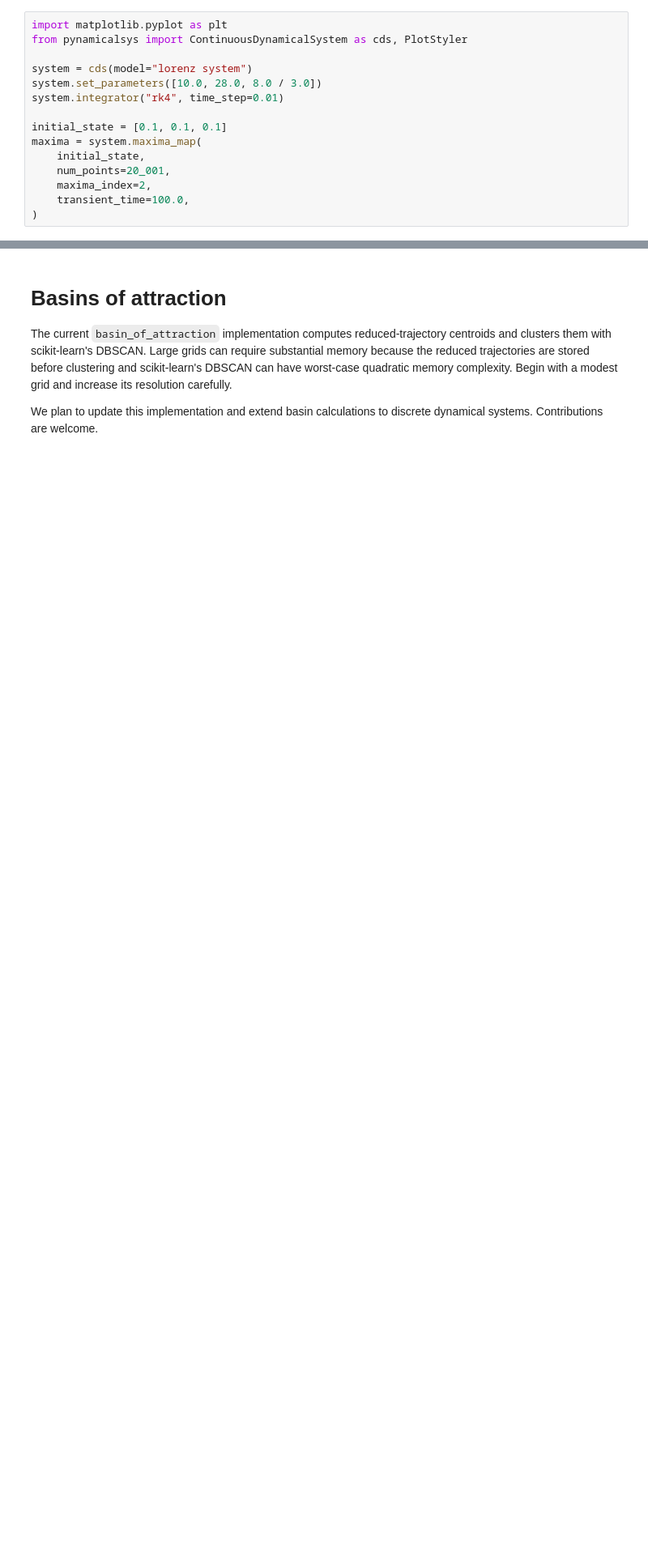
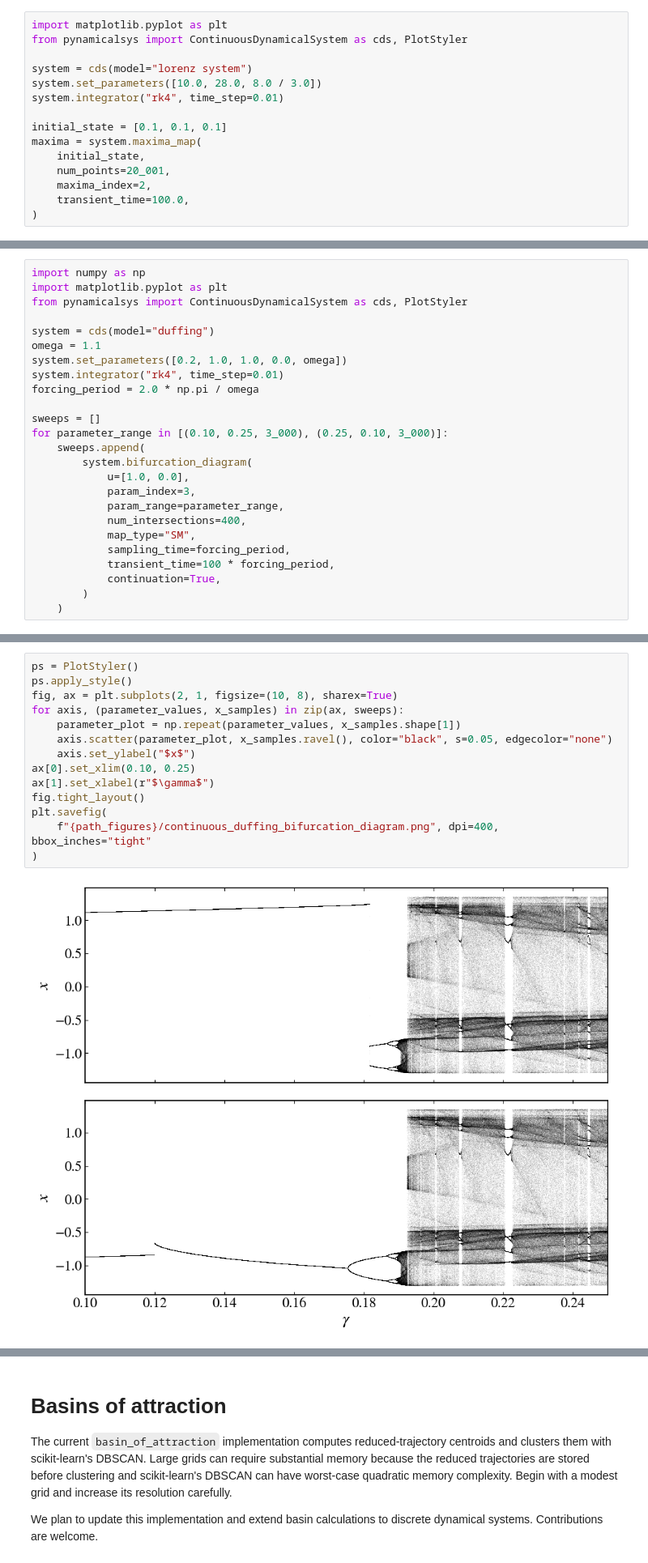
Before and after one commit to mrolims/pynamicalsys, a Jupyter notebook: docs/source/_static/continuous_dynamical_system_tutorial.ipynb, the cells around one changed output, grey strips where cells are left out. Shown at 81% size. Saved outputs shown, nothing was run; the diff lists cells and outputs as text; blank space fills up the shorter version.

```diff
--- a/docs/source/_static/continuous_dynamical_system_tutorial.ipynb
+++ b/docs/source/_static/continuous_dynamical_system_tutorial.ipynb
@@ -427,0 +498,25 @@ plt.savefig(
+# %%
+import numpy as np
+import matplotlib.pyplot as plt
+from pynamicalsys import ContinuousDynamicalSystem as cds, PlotStyler
+
+system = cds(model="duffing")
+omega = 1.1
+system.set_parameters([0.2, 1.0, 1.0, 0.0, omega])
+system.integrator("rk4", time_step=0.01)
+forcing_period = 2.0 * np.pi / omega
+
+sweeps = []
+for parameter_range in [(0.10, 0.25, 3_000), (0.25, 0.10, 3_000)]:
+    sweeps.append(
+        system.bifurcation_diagram(
+            u=[1.0, 0.0],
+            param_index=3,
+            param_range=parameter_range,
+            num_intersections=400,
+            map_type="SM",
+            sampling_time=forcing_period,
+            transient_time=100 * forcing_period,
+            continuation=True,
+        )
+    )
@@ -427,0 +525,16 @@ plt.savefig(
+# %%
+ps = PlotStyler()
+ps.apply_style()
+fig, ax = plt.subplots(2, 1, figsize=(10, 8), sharex=True)
+for axis, (parameter_values, x_samples) in zip(ax, sweeps):
+    parameter_plot = np.repeat(parameter_values, x_samples.shape[1])
+    axis.scatter(parameter_plot, x_samples.ravel(), color="black", s=0.05, edgecolor="none")
+    axis.set_ylabel("$x$")
+ax[0].set_xlim(0.10, 0.25)
+ax[1].set_xlabel(r"$\gamma$")
+fig.tight_layout()
+plt.savefig(
+    f"{path_figures}/continuous_duffing_bifurcation_diagram.png", dpi=400, bbox_inches="tight"
+)
+# %% [output]
+[figure, added]
```
Also changed, not shown: parts of 12 cells of this notebook, 5 other files.
